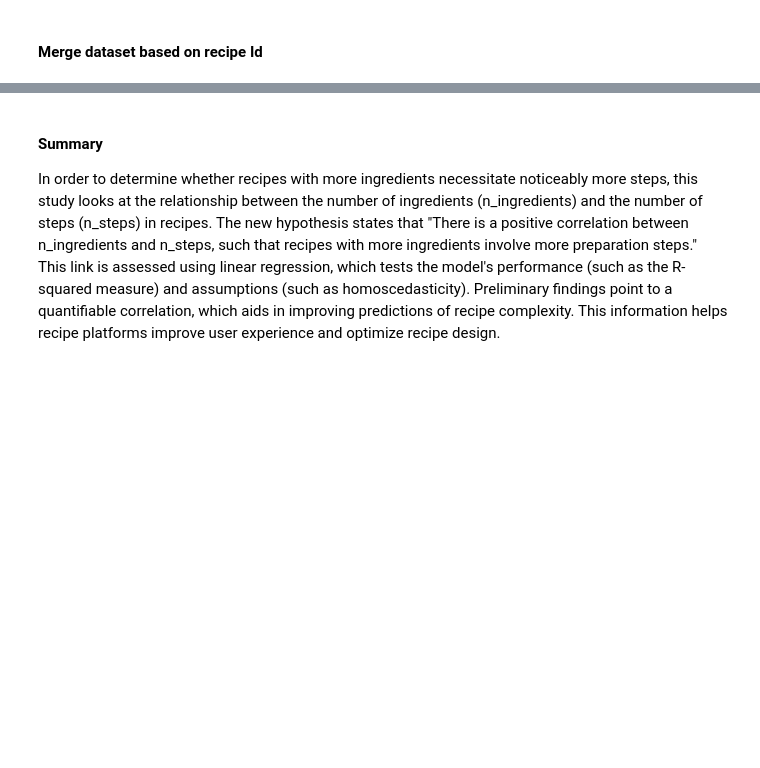
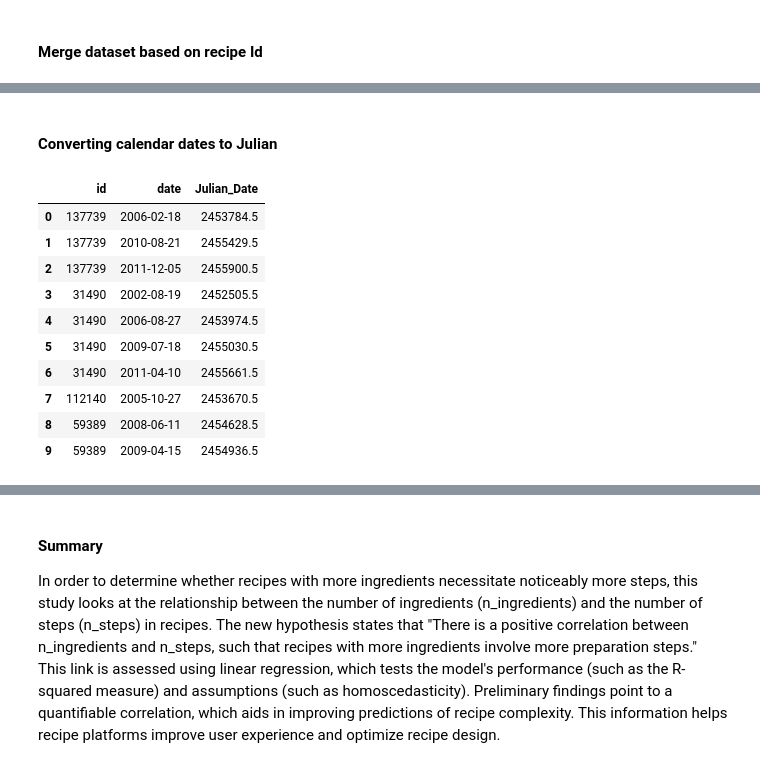
Before and after one commit to khushbunlad/PROG8431, a Jupyter notebook: GroupPresentation5.ipynb, the cells around one changed output, grey strips where cells are left out. Drawn from its saved outputs; the diff is of its cells as text; code cells hidden in the pictures; blank space fills up the shorter version.

```diff
--- a/GroupPresentation5.ipynb
+++ b/GroupPresentation5.ipynb
@@ -128,0 +214,21 @@ Data Merged Successfully
+# %% [markdown]
+#### Converting calendar dates to Julian
+# %%
+def to_julian(date):
+    return date.to_julian_date()
+
+merged_data['date'] =  pd.to_datetime(merged_data['date'])
+merged_data['Julian_Date'] = merged_data['date'].apply(to_julian)
+merged_data[['id','date', 'Julian_Date']].head(10)
+# %% [output]
+|  | id | date | Julian_Date |
+| 0 | 137739 | 2006-02-18 | 2453784.5 |
+| 1 | 137739 | 2010-08-21 | 2455429.5 |
+| 2 | 137739 | 2011-12-05 | 2455900.5 |
+| 3 | 31490 | 2002-08-19 | 2452505.5 |
+| 4 | 31490 | 2006-08-27 | 2453974.5 |
+| 5 | 31490 | 2009-07-18 | 2455030.5 |
+| 6 | 31490 | 2011-04-10 | 2455661.5 |
+| 7 | 112140 | 2005-10-27 | 2453670.5 |
+| 8 | 59389 | 2008-06-11 | 2454628.5 |
+| 9 | 59389 | 2009-04-15 | 2454936.5 |
```
Also changed, not shown: parts of 13 cells of this notebook, 1 other file.
